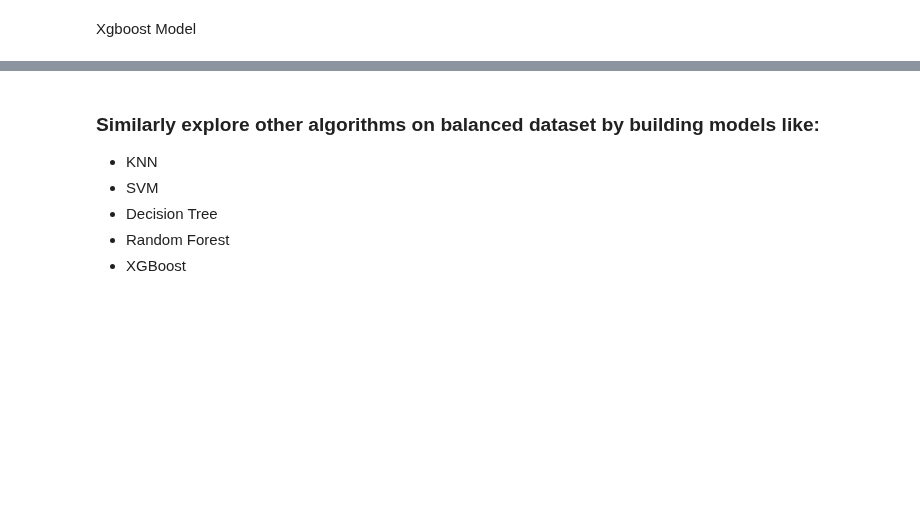
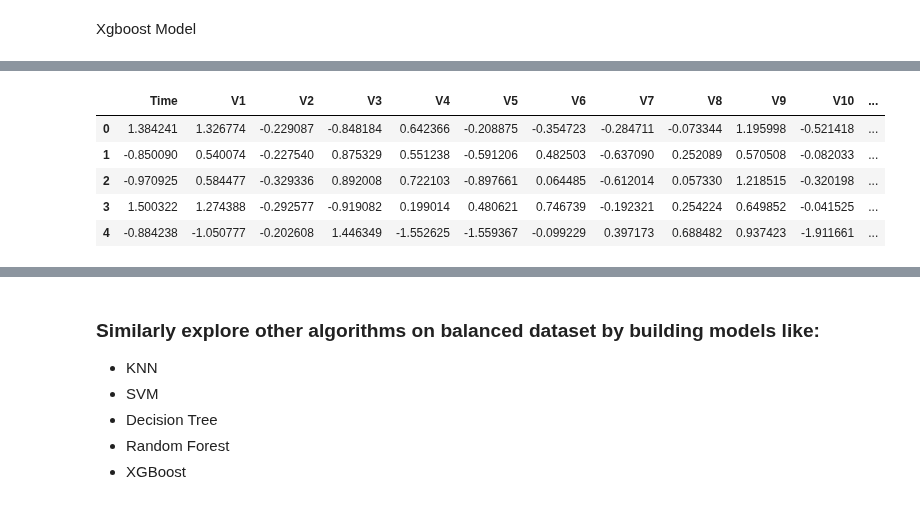
Before and after one commit to Anirudhakumar/DS-, a Jupyter notebook: Credit_card_fraud_detection_Starter_code+.ipynb, the cells around one changed output, grey strips where cells are left out. Cells and saved outputs as stored; diff of their text form; code cells hidden in the pictures; blank space fills up the shorter version.

```diff
--- a/Credit_card_fraud_detection_Starter_code+.ipynb
+++ b/Credit_card_fraud_detection_Starter_code+.ipynb
@@ -1235,3 +1246,12 @@ model.fit(X_ros, y_ros)
+# %%
+X_ros.head()
+# %% [output]
+|  | Time | V1 | V2 | V3 | V4 | V5 | V6 | V7 | V8 | V9 | V10 | ... |
+| 0 | 1.384241 | 1.326774 | -0.229087 | -0.848184 | 0.642366 | -0.208875 | -0.354723 | -0.284711 | -0.073344 | 1.195998 | -0.521418 | ... |
+| 1 | -0.850090 | 0.540074 | -0.227540 | 0.875329 | 0.551238 | -0.591206 | 0.482503 | -0.637090 | 0.252089 | 0.570508 | -0.082033 | ... |
+| 2 | -0.970925 | 0.584477 | -0.329336 | 0.892008 | 0.722103 | -0.897661 | 0.064485 | -0.612014 | 0.057330 | 1.218515 | -0.320198 | ... |
+| 3 | 1.500322 | 1.274388 | -0.292577 | -0.919082 | 0.199014 | 0.480621 | 0.746739 | -0.192321 | 0.254224 | 0.649852 | -0.041525 | ... |
+| 4 | -0.884238 | -1.050777 | -0.202608 | 1.446349 | -1.552625 | -1.559367 | -0.099229 | 0.397173 | 0.688482 | 0.937423 | -1.911661 | ... |
 # %%
 # make predictions for test data
 # use predict_proba since we need probabilities to compute auc
```
Also changed, not shown: parts of 12 cells of this notebook.
